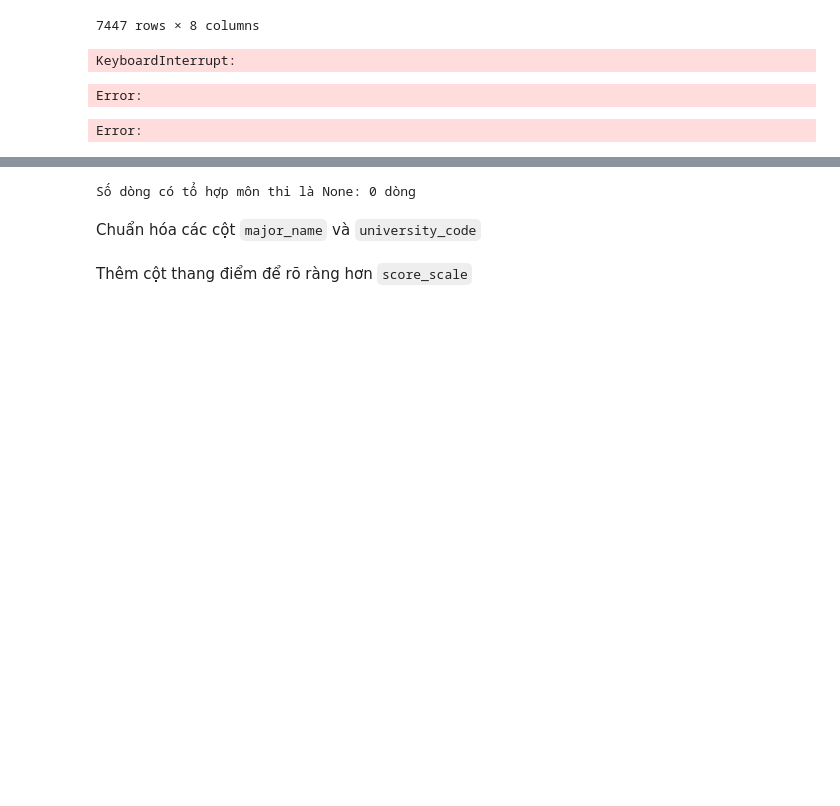
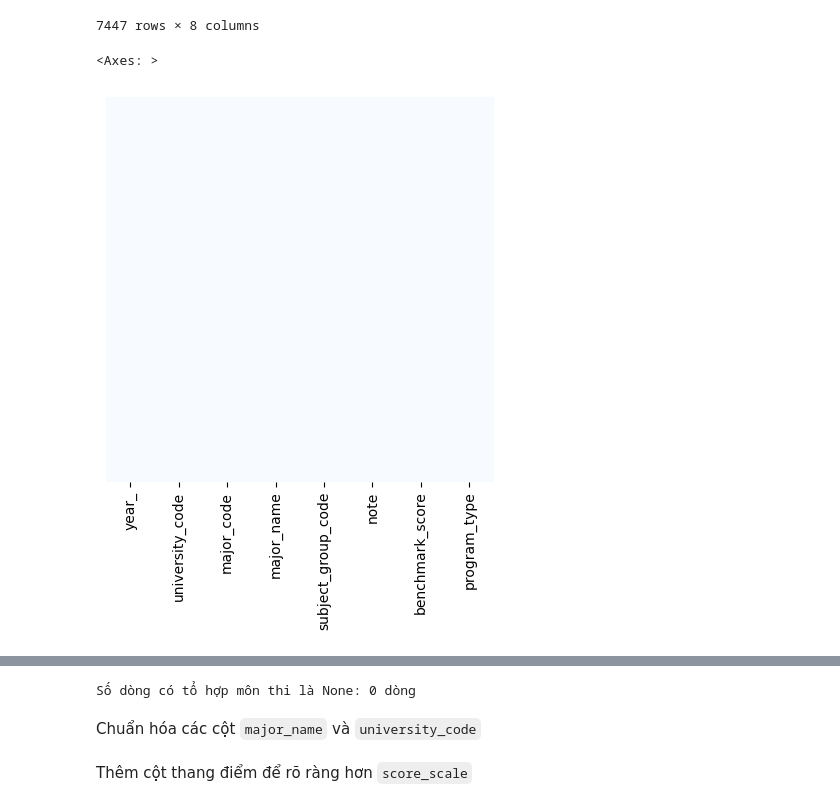
Before and after one commit to Le-AnV/group_7_final_python, a Jupyter notebook: notebooks/02_clean_data.ipynb, the cells around one changed output, grey strips where cells are left out. Cells and saved outputs as stored; diff of their text form; code cells hidden in the pictures; blank space fills up the shorter version.

```diff
--- a/notebooks/02_clean_data.ipynb
+++ b/notebooks/02_clean_data.ipynb
@@ -382,15 +382,14 @@ df
 7447 rows × 8 columns
 # %%
 import seaborn as sns
-%matplotlib inline
+fig, ax = plt.subplots(figsize=(5, 5))
 sns.heatmap(df.isna(),
-            yticklabels=True,
-            cbar=True,
-            cmap='viridis')
+            cbar=False,
+            yticklabels=False,
+            cmap='Blues')
 # %% [output]
-KeyboardInterrupt:
+<Axes: >
-Error:
-Error:
+[figure, added]
 # %%
 df
 # %% [output]
```
Also changed, not shown: parts of 1 cell of this notebook.
